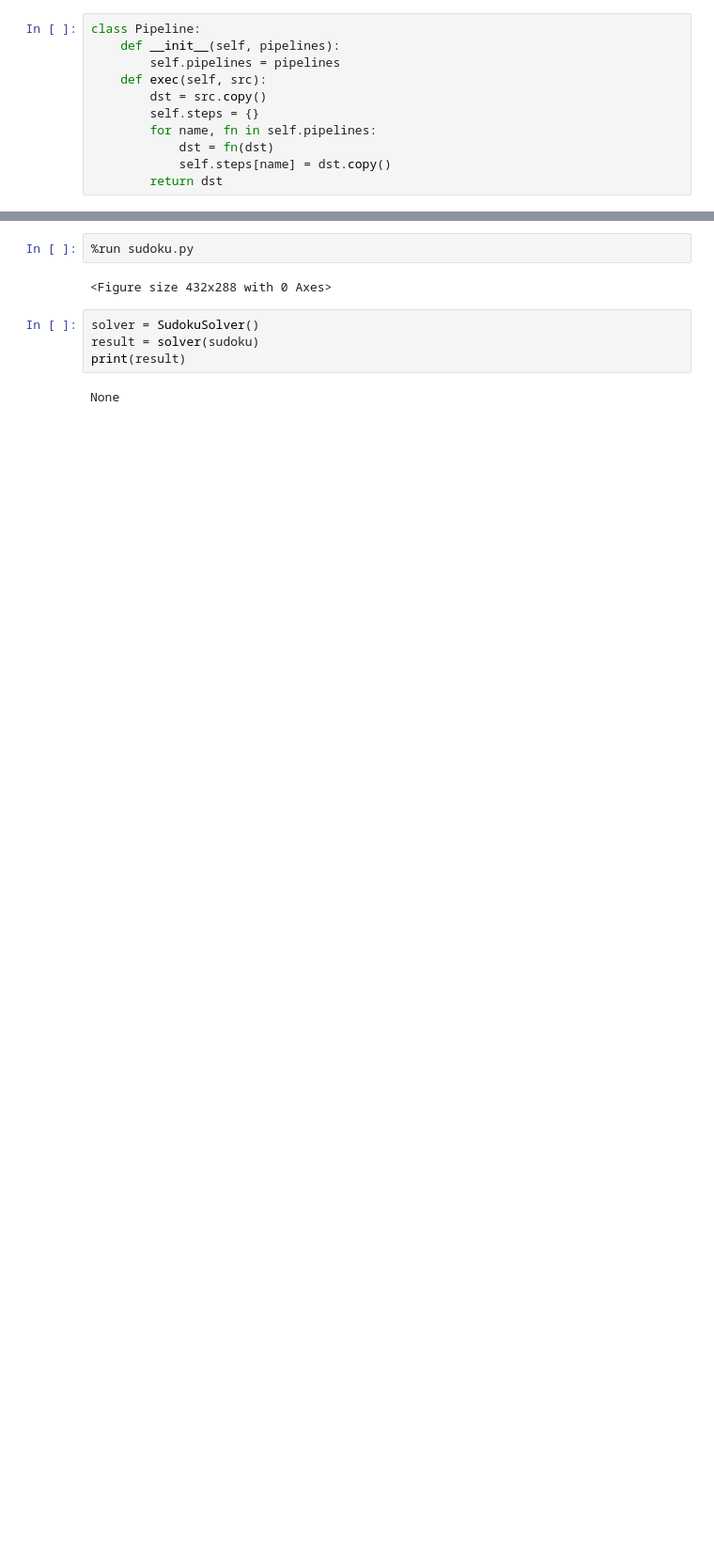
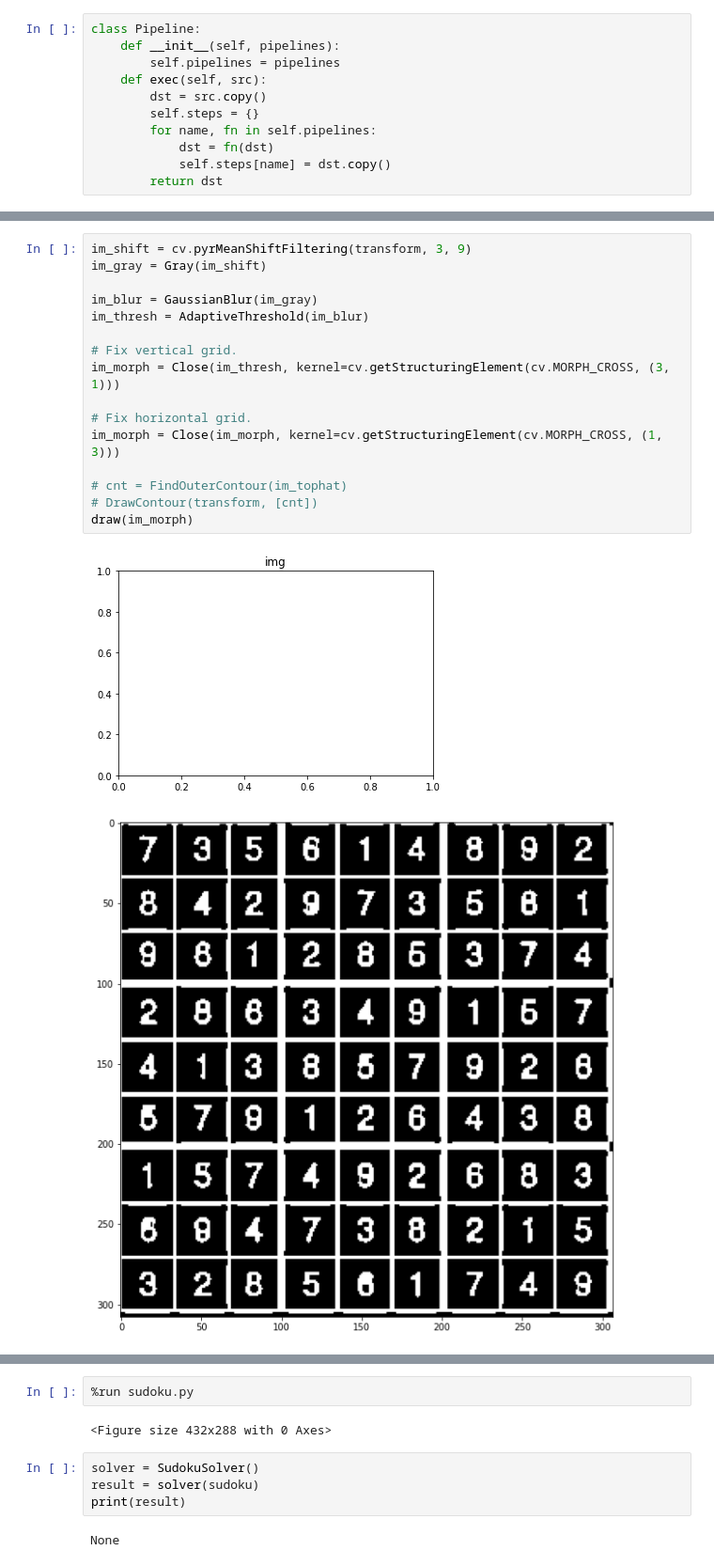
Before and after one commit to alextanhongpin/opencv-sudoku, a Jupyter notebook: main.ipynb, the cells around one changed output, grey strips where cells are left out. Shown at 94% size. Drawn from its saved outputs; the diff is of its cells as text; blank space fills up the shorter version.

```diff
--- a/main.ipynb
+++ b/main.ipynb
@@ -81,3 +88,22 @@ draw(transform)
+# %%
+im_shift = cv.pyrMeanShiftFiltering(transform, 3, 9)
+im_gray = Gray(im_shift)
+
+im_blur = GaussianBlur(im_gray)
+im_thresh = AdaptiveThreshold(im_blur)
+
+# Fix vertical grid.
+im_morph = Close(im_thresh, kernel=cv.getStructuringElement(cv.MORPH_CROSS, (3, 1)))
+
+# Fix horizontal grid.
+im_morph = Close(im_morph, kernel=cv.getStructuringElement(cv.MORPH_CROSS, (1, 3)))
+
+# cnt = FindOuterContour(im_tophat)
+# DrawContour(transform, [cnt])
+draw(im_morph)
+# %% [output]
+[figure, added]
+[figure, added]
 # %%
 height, width = transform.shape[:2]
 cell_height, cell_width = height//9, width//9
```
Also changed, not shown: parts of 7 cells of this notebook, 1 other file.
